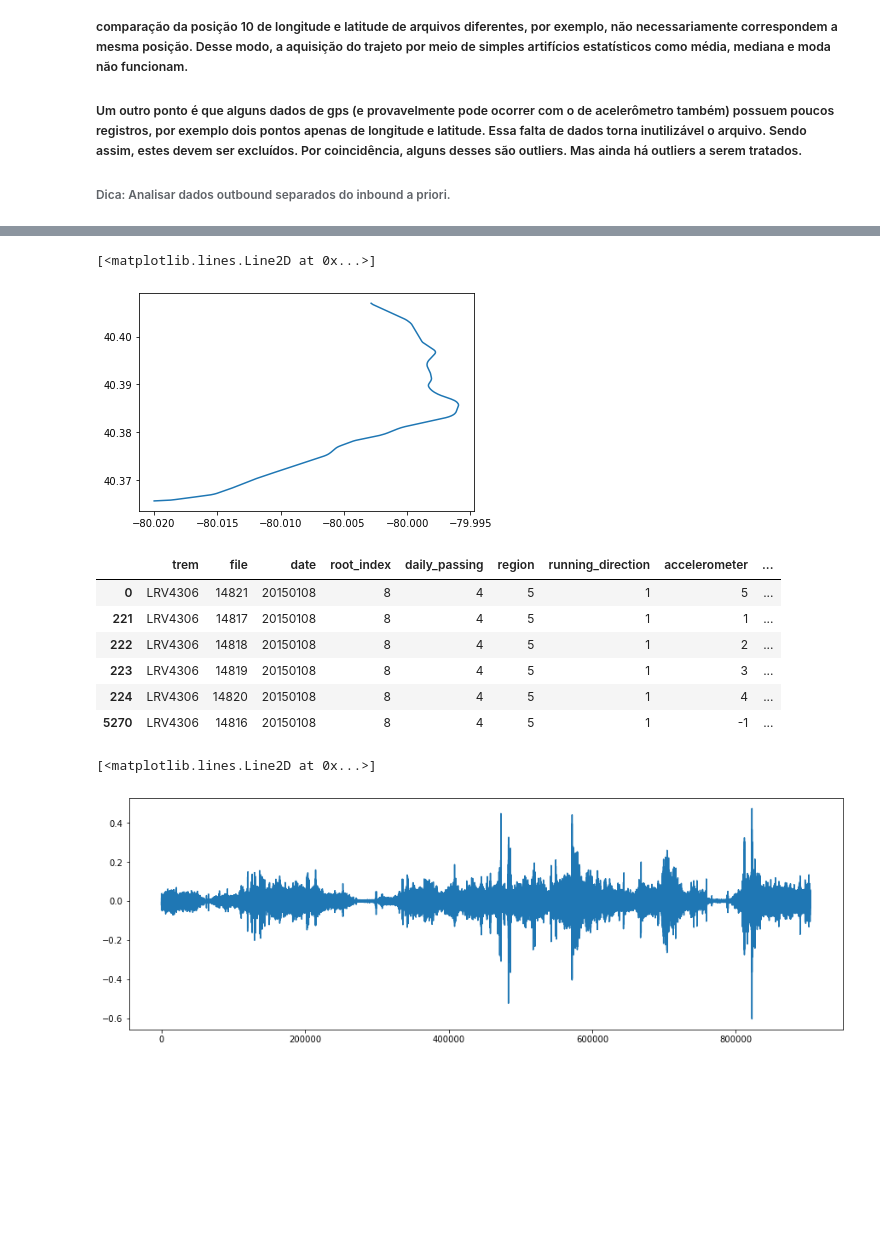
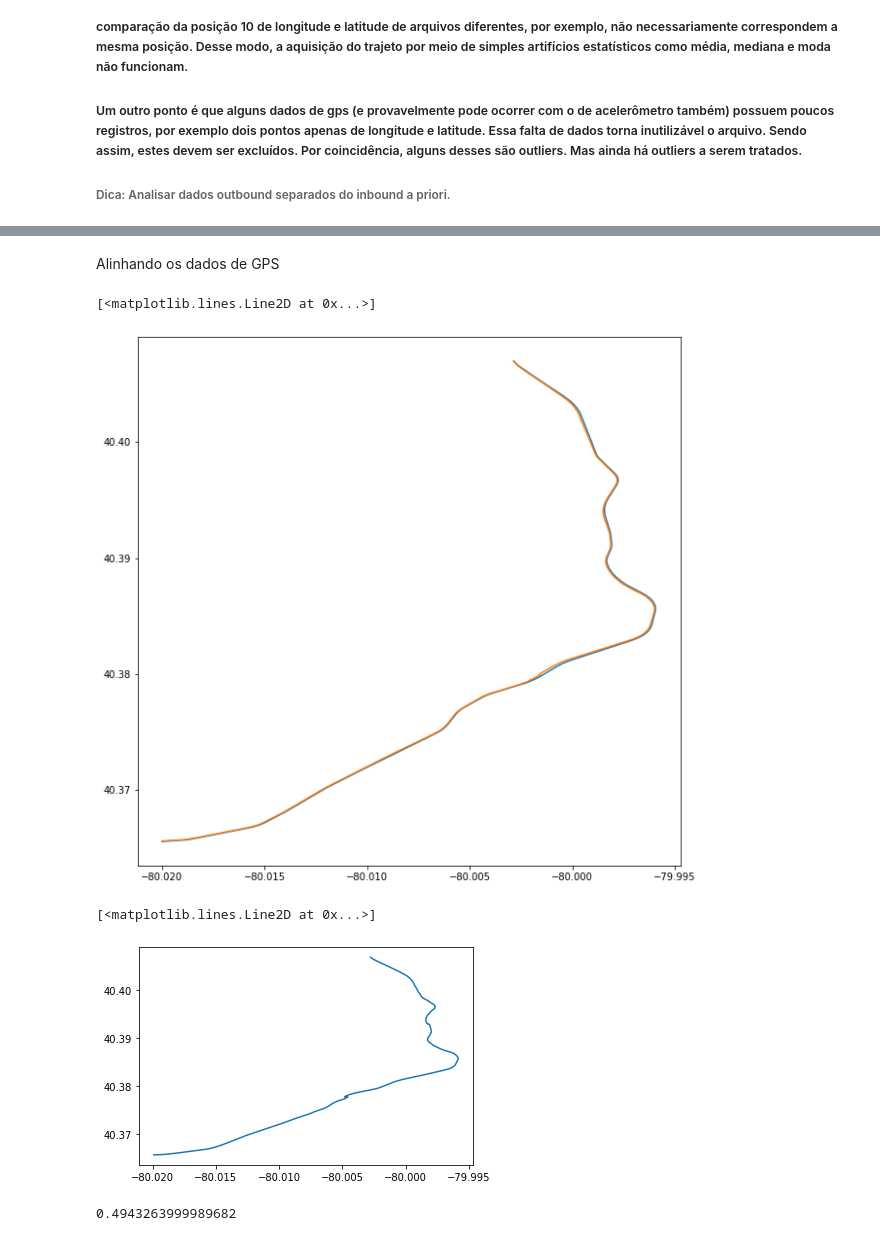
Before and after one commit to lorenzo-trevizani/UFES-monitoracao-diagnostico-maquinas, a Jupyter notebook: analise_exploratoria.ipynb, the cells around one changed output, grey strips where cells are left out. Drawn from its saved outputs; the diff is of its cells as text; code cells hidden in the pictures; blank space fills up the shorter version.

```diff
--- a/analise_exploratoria.ipynb
+++ b/analise_exploratoria.ipynb
@@ -182,0 +221,2 @@ for j in [1,2]:
+# %% [markdown]
+Alinhando os dados de GPS
@@ -183,28 +232,24 @@ for j in [1,2]:
 # %%
 #Verificando inbound e outbound
 x_in = df_gps_inbound.longit
 y_in = df_gps_inbound.latit
 x_out = df_gps_outbound.longit
 y_out = df_gps_outbound.latit
-plt.figure()
+plt.figure(figsize=[10,10])
 plt.plot(x_in,y_in)
+plt.plot(x_out,y_out)
 # %% [output]
 [<matplotlib.lines.Line2D at 0x...>]
-[figure, old version]
+[figure, new version]
-# %%
-df_global.loc[(df_global['date'] == 20150108) & (df_global['daily_passing'] == 4) & (df_global['running_direction'] == 1)]
-# %% [output]
-|  | trem | file | date | root_index | daily_passing | region | running_direction | accelerometer | ... |
-| 0 | LRV4306 | 14821 | 20150108 | 8 | 4 | 5 | 1 | 5 | ... |
-| 221 | LRV4306 | 14817 | 20150108 | 8 | 4 | 5 | 1 | 1 | ... |
-| 222 | LRV4306 | 14818 | 20150108 | 8 | 4 | 5 | 1 | 2 | ... |
-| 223 | LRV4306 | 14819 | 20150108 | 8 | 4 | 5 | 1 | 3 | ... |
-| 224 | LRV4306 | 14820 | 20150108 | 8 | 4 | 5 | 1 | 4 | ... |
-| 5270 | LRV4306 | 14816 | 20150108 | 8 | 4 | 5 | 1 | -1 | ... |
-# %%
-y = read_mat(path + df_global.arquivo[5])['save_var']
-plt.figure(figsize=[15,5])
-plt.plot(y)
-# %% [output]
-[<matplotlib.lines.Line2D at 0x...>]
-[figure, removed]
+# %%
+GPS=pd.DataFrame(read_mat(path+df_global.arquivo[4821])['save_var_gps'], columns=['Longitude', 'Latitude', 'Altitude', 'Velocity', 'Time_Stamp'])
+plt.plot(GPS.Longitude,GPS.Latitude)
+# %% [output]
+[<matplotlib.lines.Line2D at 0x...>]
+[figure, added]
+# %%
+resx = dtw(GPS.Longitude, x_out)
+resy = dtw(GPS.Latitude, y_out)
+resx.distance
+# %% [output]
+0.4943263999989682
```
Also changed, not shown: parts of 17 cells of this notebook.
